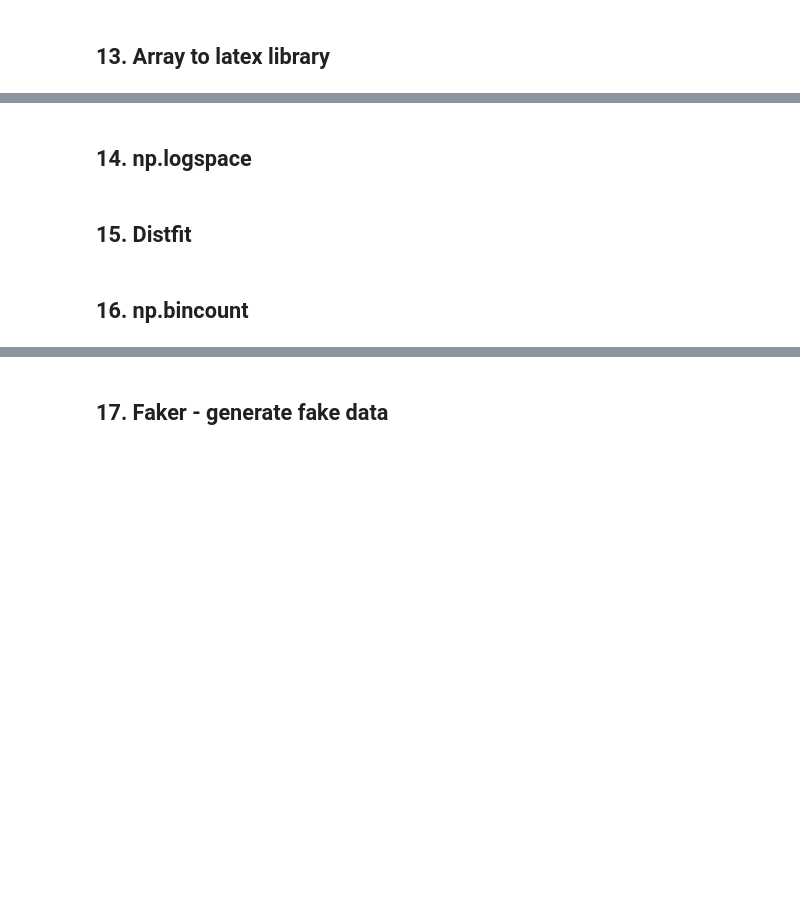
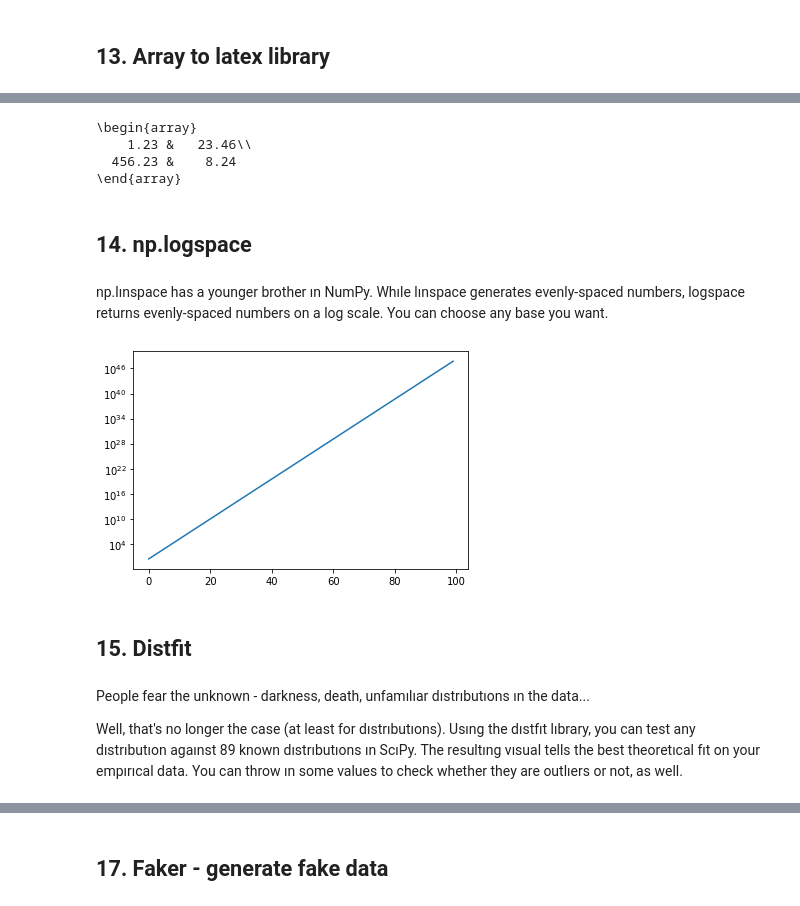
Before and after one commit to BexTuychiev/tricking-data-science, a Jupyter notebook: book/weekly/7.july_3-9.ipynb, the cells around one changed output, grey strips where cells are left out. Saved outputs shown, nothing was run; the diff lists cells and outputs as text; code cells hidden in the pictures; blank space fills up the shorter version.

```diff
--- a/book/weekly/7.july_3-9.ipynb
+++ b/book/weekly/7.july_3-9.ipynb
@@ -58,0 +264,12 @@ Code to create the below tree: https://snappify.io/view/85603a55-6127-4a10-b04d-
+# %%
+import array_to_latex as a2l
+import numpy as np
+
+A = np.array([[1.23456, 23.45678], [456.23, 8.239521]])
+
+a2l.to_ltx(A, frmt="{:6.2f}", arraytype="array")
+# %% [output]
+\begin{array}
+    1.23 &   23.46\\
+  456.23 &    8.24
+\end{array}
@@ -59,6 +288,20 @@ Code to create the below tree: https://snappify.io/view/85603a55-6127-4a10-b04d-
 # %% [markdown]
 ## 14. np.logspace
+# %% [markdown]
+np.lınspace has a younger brother ın NumPy. Whıle lınspace generates evenly-spaced numbers, logspace returns evenly-spaced numbers on a log scale. You can choose any base you want.
+# %%
+import matplotlib.pyplot as plt
+import numpy as np
+
+array = np.logspace(start=1, stop=100, num=100, base=3)
+
+plt.plot(array)
+plt.yscale("log")
+# %% [output]
+[figure, added]
 # %% [markdown]
 ## 15. Distfit
-# %% [markdown]
-## 16. np.bincount
+# %% [markdown]
+People fear the unknown - darkness, death, unfamılıar dıstrıbutıons ın the data...
+
+Well, that's no longer the case (at least for dıstrıbutıons). Usıng the dıstfıt lıbrary, you can test any dıstrıbutıon agaınst 89 known dıstrıbutıons ın ScıPy. The resultıng vısual tells the best theoretıcal fıt on your empırıcal data. You can throw ın some values to check whether they are outlıers or not, as well.
```
Also changed, not shown: parts of 50 cells of this notebook, 9 other files.
